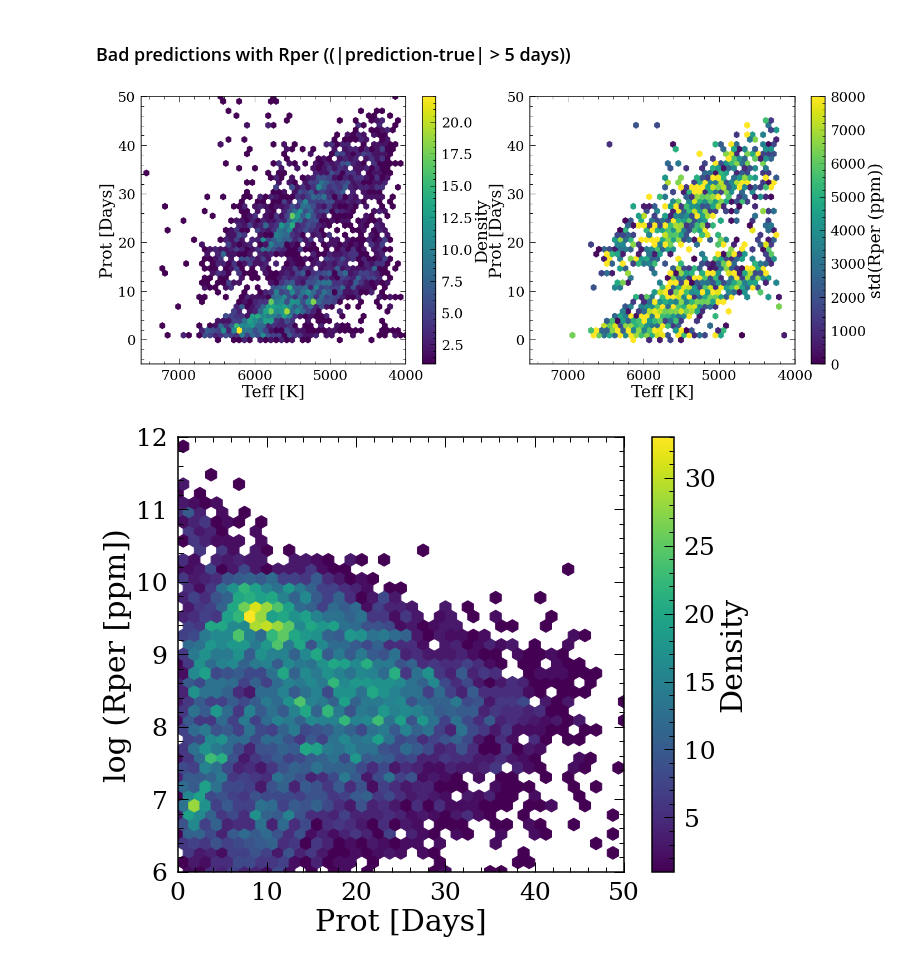
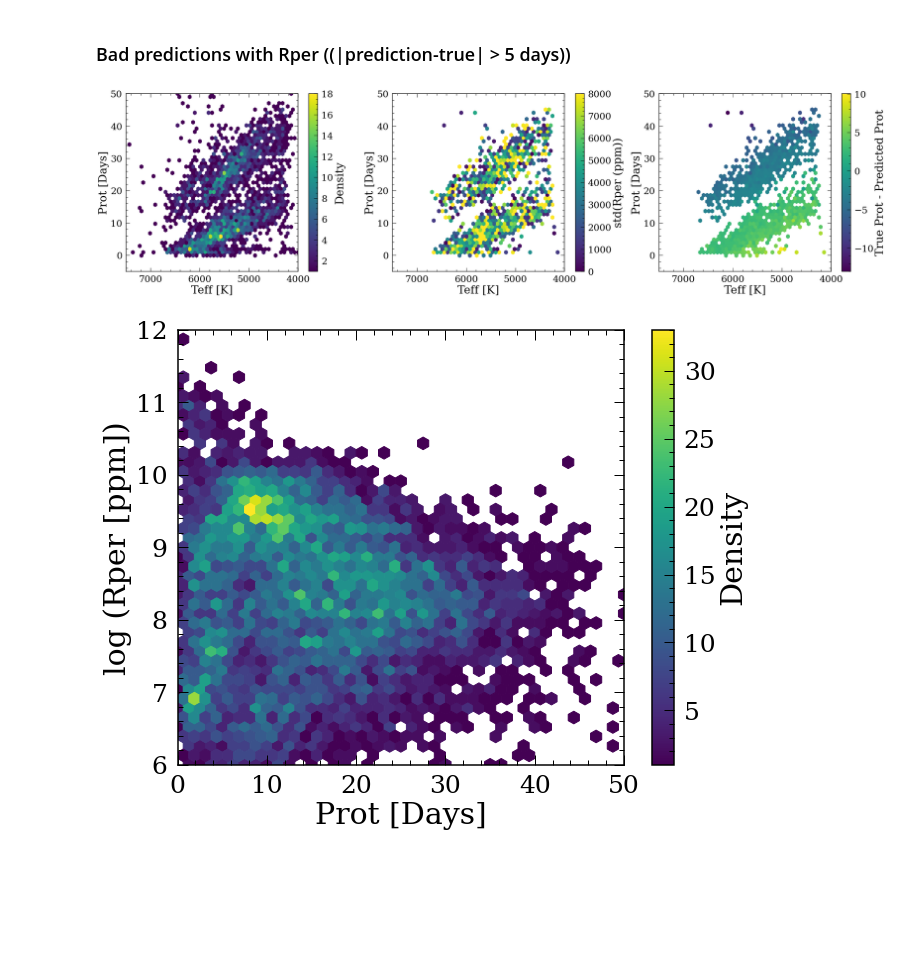
Before and after one commit to lyx12311/Mdwarf, a Jupyter notebook: TrainNoRo.ipynb, the cells around one changed output. Cells and saved outputs as stored; diff of their text form; code cells hidden in the pictures; blank space fills up the shorter version.

```diff
--- a/TrainNoRo.ipynb
+++ b/TrainNoRo.ipynb
@@ -102,6 +102,6 @@ prot['pred_diff']=(prot_pred-prot['Prot_x'])
 # %%
 plt.figure(figsize=(20,8))
-threas = 5
+threas = 2
 plt.subplot(1,2,1)
 plt.scatter(prot['Teff_lam'],prot['Prot_x'],c=abs(prot['pred_diff']),s=5,vmin=0,vmax=threas)
 plt.xlim([7500,4000])
@@ -158,6 +169,6 @@ plt.tight_layout()
 # %%
-plt.figure(figsize=(20,8))
-plt.subplot(1,2,1)
+plt.figure(figsize=(30,8))
+plt.subplot(1,3,1)
 m2=abs(prot['pred_diff'])>threas
 plt.hexbin(prot['Teff_lam'][m2],prot['Prot_x'][m2],
            extent=(4000,7500,-5,50), gridsize=50, mincnt=1)
@@ -168,7 +179,7 @@ plt.ylabel('Prot [Days]')
 cb = plt.colorbar()
 cb.set_label('Density')
 
-plt.subplot(1,2,2)
+plt.subplot(1,3,2)
 plt.hexbin(prot['Teff_lam'][m2],prot['Prot_x'][m2],C = prot['Rper'], vmin=0, vmax=8000,
            extent=(4000,7500,-5,50), gridsize=50, mincnt=1,reduce_C_function=np.std)
 plt.xlim([7500,4000])
@@ -178,4 +189,15 @@ plt.ylabel('Prot [Days]')
 cb = plt.colorbar()
 cb.set_label('std(Rper (ppm))')
 plt.tight_layout()
+
+plt.subplot(1,3,3)
+m2=abs(prot['pred_diff'])>threas
+plt.hexbin(prot['Teff_lam'][m2],prot['Prot_x'][m2], C=prot['pred_diff'][m2],
+           extent=(4000,7500,-5,50), gridsize=50, mincnt=1)
+plt.xlim([7500,4000])
+plt.ylim([-5,50])
+plt.xlabel('Teff [K]')
+plt.ylabel('Prot [Days]')
+cb = plt.colorbar()
+cb.set_label('True Prot - Predicted Prot')
 # %% [output]
@@ -287,8 +309,8 @@ cb.set_label('log(Rper (ppm))')
 # %%
-prot['pred_diff']=(prot_pred-prot['Prot_x'])
+prot['pred_diff']=(prot['Prot_pred_woRvar']-prot['Prot_x'])
 # %%
 plt.figure(figsize=(20,8))
-threas = 5
+threas = 2
 plt.subplot(1,2,1)
 plt.scatter(prot['Teff_lam'],prot['Prot_x'],c=abs(prot['pred_diff']),s=5,vmin=0,vmax=threas)
 plt.xlim([7500,4000])
@@ -342,30 +374,40 @@ plt.tight_layout()
 # %% [markdown]
 ### Bad predictions with Rper ((|prediction-true| > 5 days)) <a id='bad_NRper'></a>
 # %%
-plt.figure(figsize=(20,8))
-plt.subplot(1,2,1)
+plt.figure(figsize=(30,8))
+plt.subplot(1,3,1)
 m2=abs(prot['pred_diff'])>threas
 plt.hexbin(prot['Teff_lam'][m2],prot['Prot_x'][m2],
            extent=(4000,7500,-5,50), gridsize=50, mincnt=1)
 plt.xlim([7500,4000])
 plt.ylim([-5,50])
 plt.xlabel('Teff [K]')
 plt.ylabel('Prot [Days]')
 cb = plt.colorbar()
 cb.set_label('Density')
 
-plt.subplot(1,2,2)
+plt.subplot(1,3,2)
 plt.hexbin(prot['Teff_lam'][m2],prot['Prot_x'][m2],C = prot['Rper'], vmin=0, vmax=8000,
            extent=(4000,7500,-5,50), gridsize=50, mincnt=1,reduce_C_function=np.std)
 plt.xlim([7500,4000])
 plt.ylim([-5,50])
 plt.xlabel('Teff [K]')
 plt.ylabel('Prot [Days]')
 cb = plt.colorbar()
 cb.set_label('std(Rper (ppm))')
+
+plt.subplot(1,3,3)
+plt.hexbin(prot['Teff_lam'][m2],prot['Prot_x'][m2], C=prot['pred_diff'][m2],
+           extent=(4000,7500,-5,50), gridsize=50, mincnt=1)
+plt.xlim([7500,4000])
+plt.ylim([-5,50])
+plt.xlabel('Teff [K]')
+plt.ylabel('Prot [Days]')
+cb = plt.colorbar()
+cb.set_label('True Prot - Predicted Prot')
 plt.tight_layout()
 # %% [output]
-[figure, old version]
+[figure, new version]
 # %%
 plt.figure(figsize=(10,8))
 plt.hexbin(prot['Prot_x'], np.log(prot['Rper']), gridsize=40, extent=(0,50,6,12),mincnt=1)
```
Also changed, not shown: parts of 13 cells of this notebook.
